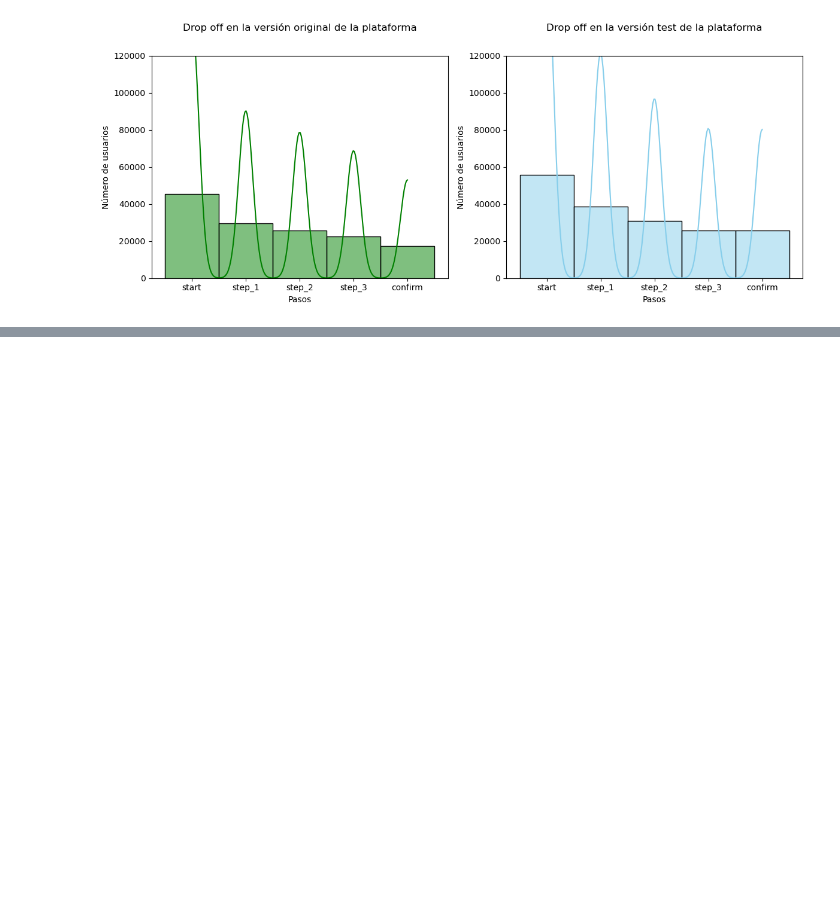
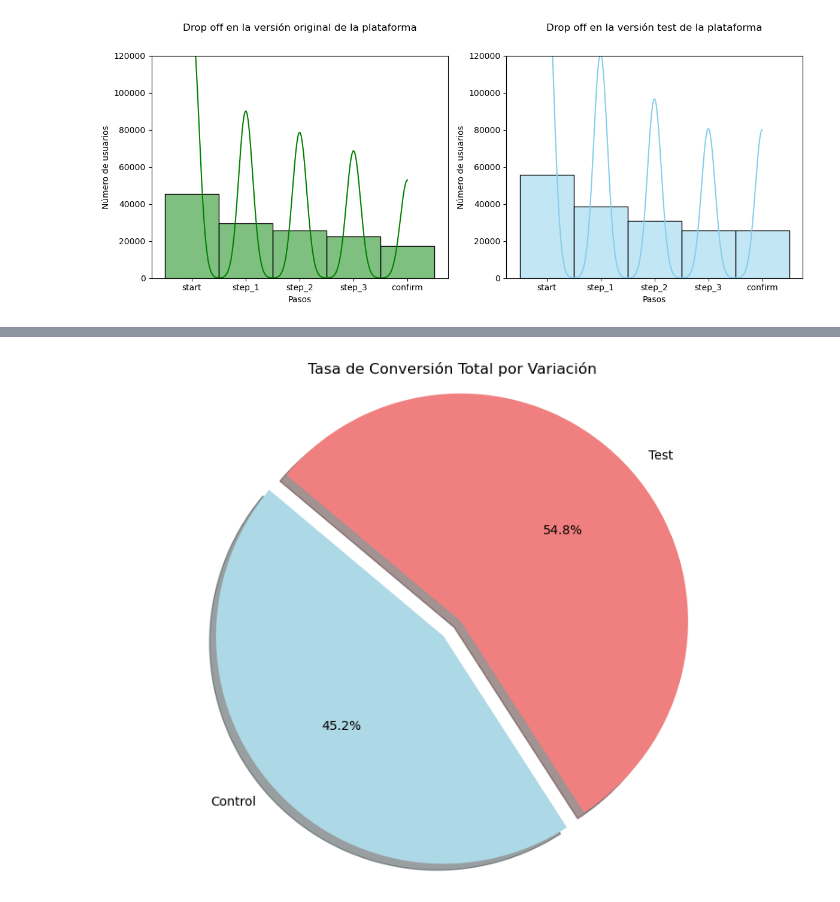
Before and after one commit to alicia-perez-diez/vanguard, a Jupyter notebook: notebooks/main.ipynb, the cells around one changed output, grey strips where cells are left out. Drawn from its saved outputs; the diff is of its cells as text; code cells hidden in the pictures; blank space fills up the shorter version.

```diff
--- a/notebooks/main.ipynb
+++ b/notebooks/main.ipynb
@@ -865,0 +920,29 @@ df_exp
+# %%
+# Unir los dataframes en uno solo utilizando la columna 'client_id' como clave
+df_merged_para_tasa_de_conversion_total = pd.merge(df_final_web_data, df_exp, on='client_id')
+# %%
+# Calcular el número total de usuarios que completaron el proceso (llegaron al paso 'confirm')
+completed_process_counts = df_merged_para_tasa_de_conversion_total[df_merged_para_tasa_de_conversion_total['process_step'] == 'confirm'].groupby('Variation')['client_id'].nunique()
+# %%
+# Calcular el número total de usuarios que comenzaron el proceso
+total_started = merged_df['client_id'].nunique()
+# %%
+# Calcular la tasa de conversión total por variación
+conversion_rate_total = completed_process_counts / total_started
+# %%
+import matplotlib.pyplot as plt
+
+# Graficar la tasa de conversión total por variación en un gráfico de donut
+labels = conversion_rate_total.index
+sizes = conversion_rate_total.values
+colors = ['lightblue', 'lightcoral']  # Colores para las dos variaciones
+explode = (0.1, 0)  # Para separar un segmento del resto
+
+plt.figure(figsize=(8, 6))
+plt.pie(sizes, explode=explode, labels=labels, colors=colors, autopct='%1.1f%%', shadow=True, startangle=140)
+plt.title('Tasa de Conversión Total por Variación')
+plt.axis('equal')  # Asegura que el gráfico de pastel sea circular
+plt.tight_layout()
+plt.show()
+# %% [output]
+[figure, added]
```
Also changed, not shown: parts of 37 cells of this notebook.
